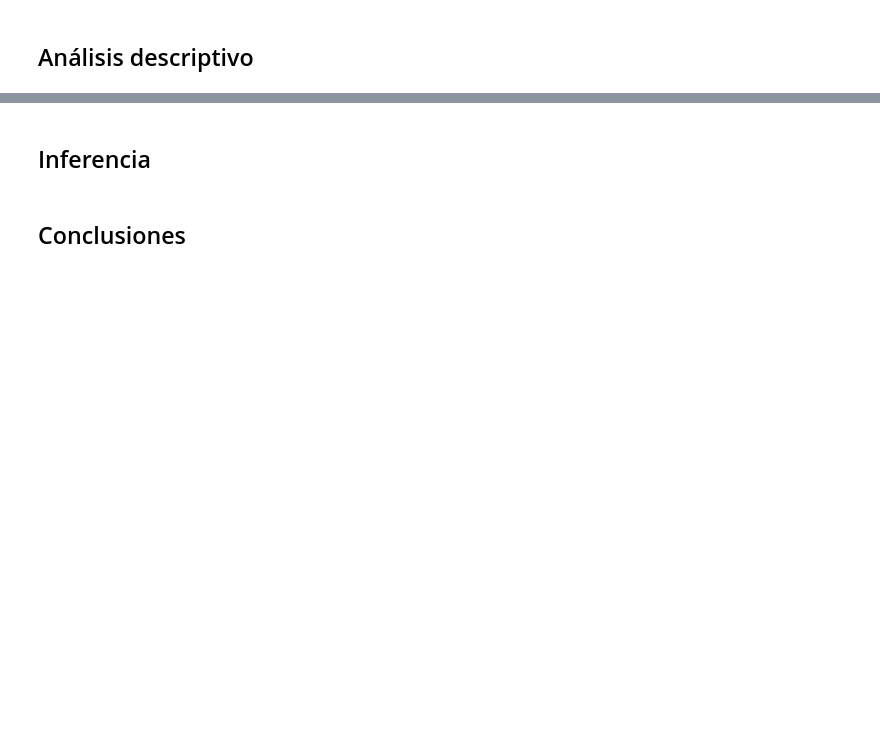
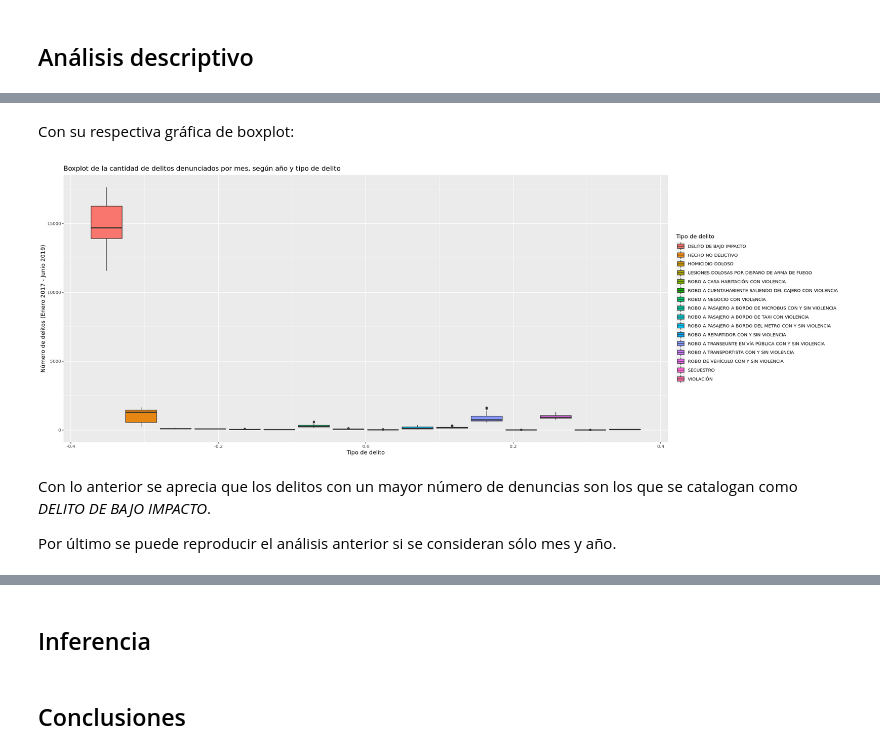
Before and after one commit to prope-2020-gh-classroom/practica-final-por-equipos-verano-2020-itam-atos-wk, a Jupyter notebook: practica_final_equipo_10.ipynb, the cells around one changed output, grey strips where cells are left out. Saved outputs shown, nothing was run; the diff lists cells and outputs as text; code cells hidden in the pictures; blank space fills up the shorter version.

```diff
--- a/practica_final_equipo_10.ipynb
+++ b/practica_final_equipo_10.ipynb
@@ -48,0 +171,16 @@ Adicionalmente, se realiza un análisis bayesiano que tiene por objetivo
+# %% [markdown]
+Con su respectiva gráfica de boxplot:
+# %%
+ggplot(d.del,aes(n)) +
+    geom_boxplot(aes(fill = categoria_delito)) +
+    coord_flip() +
+    labs(x = 'Número de delitos (Enero 2017 - Junio 2019)',
+         y = 'Tipo de delito',
+         title = 'Boxplot de la cantidad de delitos denunciados por mes, según año y tipo de delito',
+         fill = 'Tipo de delito')
+# %% [output]
+[figure, added]
+# %% [markdown]
+Con lo anterior se aprecia que los delitos con un mayor número de denuncias son los que se catalogan como _DELITO DE BAJO IMPACTO_.
+
+Por último se puede reproducir el análisis anterior si se consideran sólo mes y año.
```
Also changed, not shown: parts of 21 cells of this notebook, 2 other files.
